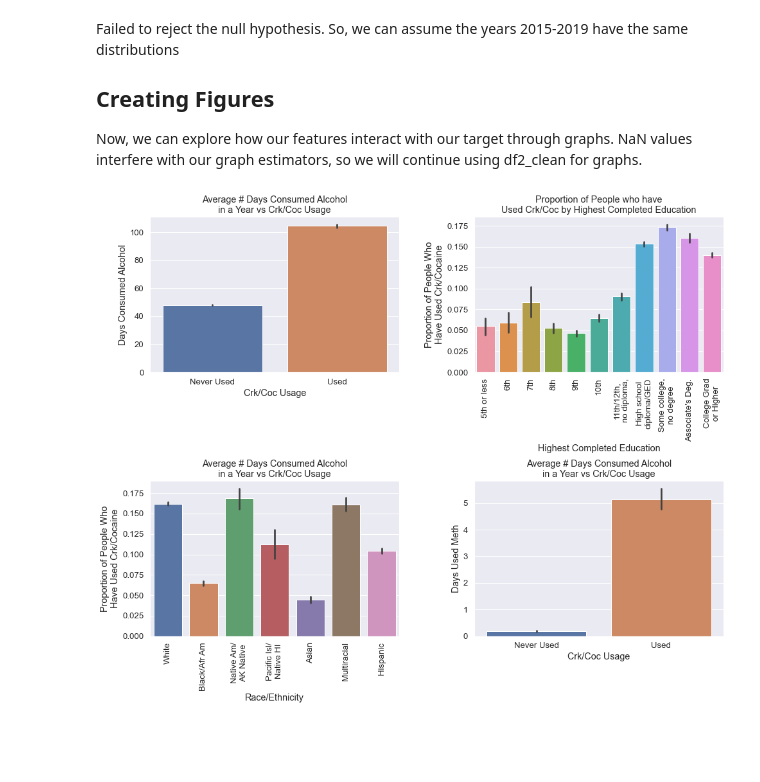
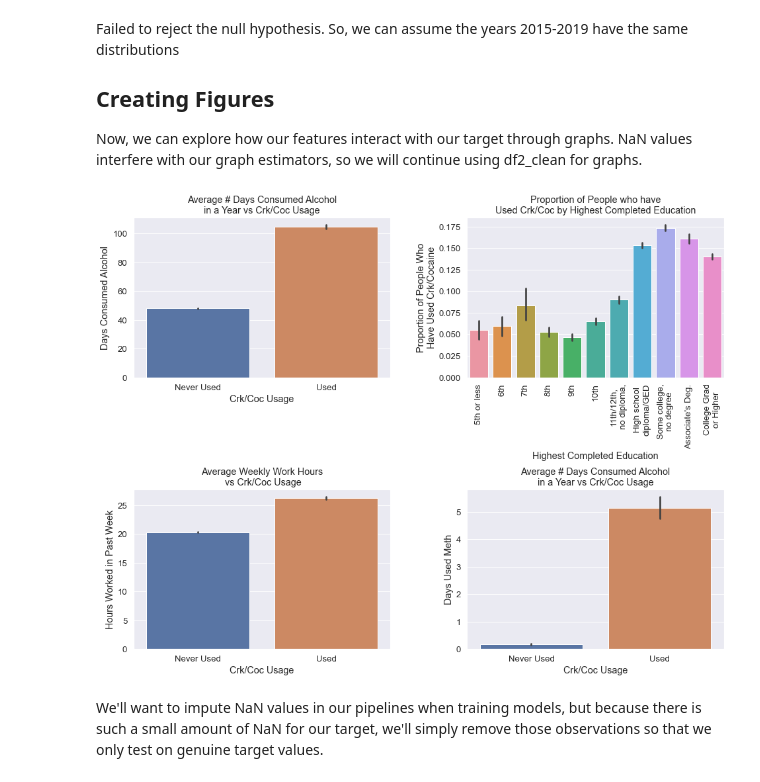
Before and after one commit to bgallamoza/Cocaine_Usage_Classification, a Jupyter notebook: EDA.ipynb, the cells around one changed output. Saved outputs shown, nothing was run; the diff lists cells and outputs as text; code cells hidden in the pictures; blank space fills up the shorter version.

Commit message:
reevaluated model with SimpleImputer, removed newrace2

```diff
--- a/EDA.ipynb
+++ b/EDA.ipynb
@@ -31,7 +31,6 @@ cols = [
     "health", # Health condition
     "irwrkstat", # Work status
     "ireduhighst2", # Highest completed education
-    "newrace2", # Race/Ethnicity
     "irsex", # Sex
     "irpinc3", # Income range
     "irki17_2", # Number of kids <18 y/o
@@ -410,29 +409,30 @@ def plot_bar(data, grid, x, y, xlabel, ylabel, title, xticklabels, rotation=0):
 # %%
 # Set figure parameters
 plt.rcParams['figure.figsize'] = [16, 12]
 plt.rcParams['figure.subplot.wspace'] = 0.3
 plt.rcParams['figure.subplot.hspace'] = 0.7
 fig = plt.figure()
 
 # Call plot_bar to plot bar graphs for various variables
 plot_bar(df2_clean,[2, 2, 1], 'coccrkever', 'iralcfy', 'Crk/Coc Usage', 'Days Consumed Alcohol',
 "Average # Days Consumed Alcohol\nin a Year vs Crk/Coc Usage", ["Never Used", "Used"])
 
 plot_bar(df2_clean,[2, 2, 2], 'ireduhighst2', 'coccrkever', 'Highest Completed Education', 'Proportion of People Who\nHave Used Crk/Cocaine',
 "Proportion of People who have\nUsed Crk/Coc by Highest Completed Education",
 ["5th or less", "6th", "7th", "8th", "9th", "10th", "11th/12th,\nno diploma,",
 "High school\ndiploma/GED", "Some college,\nno degree", "Associate's Deg.", "College Grad\nor Higher"], 90)
 
-plot_bar(df2_clean,[2, 2, 3], 'newrace2', 'coccrkever', 'Race/Ethnicity', 'Proportion of People Who\nHave Used Crk/Cocaine',
-"Average # Days Consumed Alcohol\nin a Year vs Crk/Coc Usage",
-["White", "Black/Afr Am", "Native Am/\nAK Native", "Pacific Isl/\nNative HI", "Asian", "Multiracial", "Hispanic"], 90)
+plot_bar(df2_clean,[2, 2, 3], 'coccrkever', 'wrkdhrswk2', 'Crk/Coc Usage', 'Hours Worked in Past Week',
+"Average Weekly Work Hours\n vs Crk/Coc Usage", ["Never Used", "Used"])
 
 plot_bar(df2_clean,[2, 2, 4], 'coccrkever', 'irmethamyfq', 'Crk/Coc Usage', 'Days Used Meth',
 "Average # Days Consumed Alcohol\nin a Year vs Crk/Coc Usage", ["Never Used", "Used"])
 
 # Save plots to png
 fig.savefig("./readme_pictures/EDA_plots.png")
 plt.show()
 # %% [output]
-[figure, old version]
+[figure, new version]
+# %% [markdown]
+We'll want to impute NaN values in our pipelines when training models, but because there is such a small amount of NaN for our target, we'll simply remove those observations so that we only test on genuine target values.
 # %%
```
Also changed, not shown: parts of 16 cells of this notebook, 11 other files.
